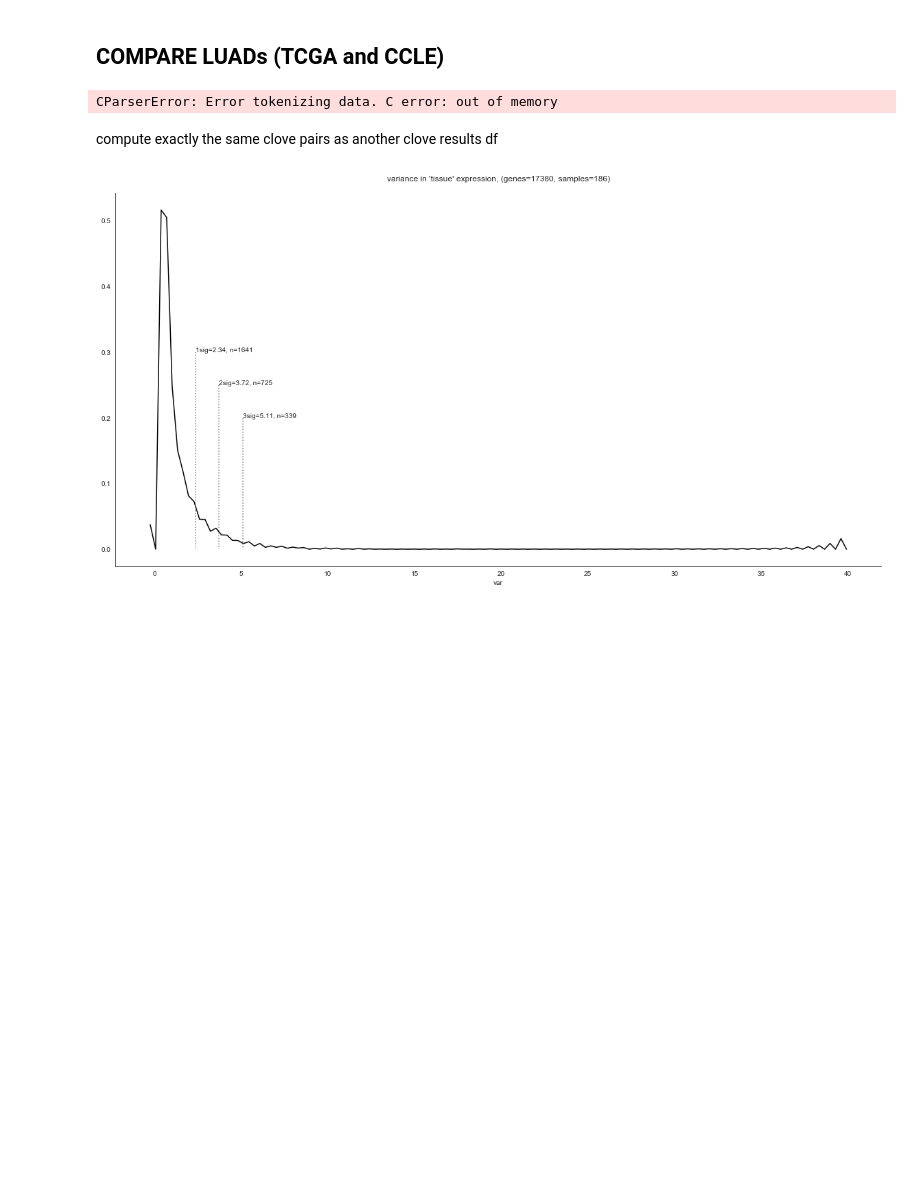
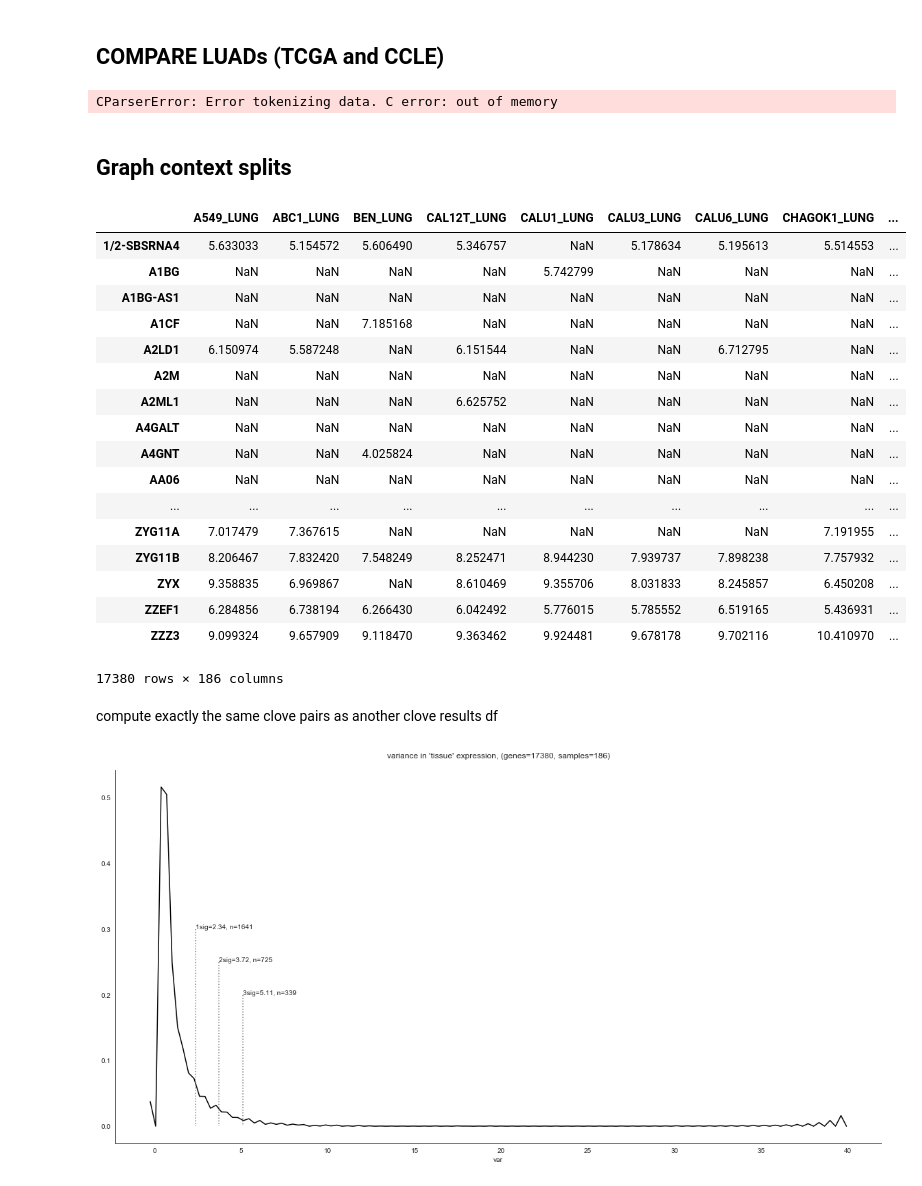
Before and after one commit to thjmattth/clove, a Jupyter notebook: tgca_vs_ccle.ipynb, the cells around one changed output. Cells and saved outputs as stored; diff of their text form; code cells hidden in the pictures; blank space fills up the shorter version.

```diff
--- a/tgca_vs_ccle.ipynb
+++ b/tgca_vs_ccle.ipynb
@@ -160,3 +154,5 @@ exp = pd.concat(mylist, axis= 0)
 del mylist
 # %% [output]
 CParserError: Error tokenizing data. C error: out of memory
+# %% [markdown]
+## Graph context splits
@@ -162,0 +166,3 @@ CParserError: Error tokenizing data. C error: out of memory
+# %%
+lungcnv, lungexp = clv.ccleTissueSelect('data/lung_mrna_df.pickle',  'data_large/CCLE_DEL_calls.pickle',
+                                        'data_large/ccle_cell_info_df.pickle', 'LUNG',
@@ -162,0 +195,21 @@ CParserError: Error tokenizing data. C error: out of memory
+# %%
+lungcnv
+# %% [output]
+|  | A549_LUNG | ABC1_LUNG | BEN_LUNG | CAL12T_LUNG | CALU1_LUNG | CALU3_LUNG | CALU6_LUNG | CHAGOK1_LUNG | ... |
+| 1/2-SBSRNA4 | 5.633033 | 5.154572 | 5.606490 | 5.346757 | NaN | 5.178634 | 5.195613 | 5.514553 | ... |
+| A1BG | NaN | NaN | NaN | NaN | 5.742799 | NaN | NaN | NaN | ... |
+| A1BG-AS1 | NaN | NaN | NaN | NaN | NaN | NaN | NaN | NaN | ... |
+| A1CF | NaN | NaN | 7.185168 | NaN | NaN | NaN | NaN | NaN | ... |
+| A2LD1 | 6.150974 | 5.587248 | NaN | 6.151544 | NaN | NaN | 6.712795 | NaN | ... |
+| A2M | NaN | NaN | NaN | NaN | NaN | NaN | NaN | NaN | ... |
+| A2ML1 | NaN | NaN | NaN | 6.625752 | NaN | NaN | NaN | NaN | ... |
+| A4GALT | NaN | NaN | NaN | NaN | NaN | NaN | NaN | NaN | ... |
+| A4GNT | NaN | NaN | 4.025824 | NaN | NaN | NaN | NaN | NaN | ... |
+| AA06 | NaN | NaN | NaN | NaN | NaN | NaN | NaN | NaN | ... |
+| ... | ... | ... | ... | ... | ... | ... | ... | ... | ... |
+| ZYG11A | 7.017479 | 7.367615 | NaN | NaN | NaN | NaN | NaN | 7.191955 | ... |
+| ZYG11B | 8.206467 | 7.832420 | 7.548249 | 8.252471 | 8.944230 | 7.939737 | 7.898238 | 7.757932 | ... |
+| ZYX | 9.358835 | 6.969867 | NaN | 8.610469 | 9.355706 | 8.031833 | 8.245857 | 6.450208 | ... |
+| ZZEF1 | 6.284856 | 6.738194 | 6.266430 | 6.042492 | 5.776015 | 5.785552 | 6.519165 | 5.436931 | ... |
+| ZZZ3 | 9.099324 | 9.657909 | 9.118470 | 9.363462 | 9.924481 | 9.678178 | 9.702116 | 10.410970 | ... |
+17380 rows × 186 columns
```
Also changed, not shown: parts of 5 cells of this notebook, 3 other files.
